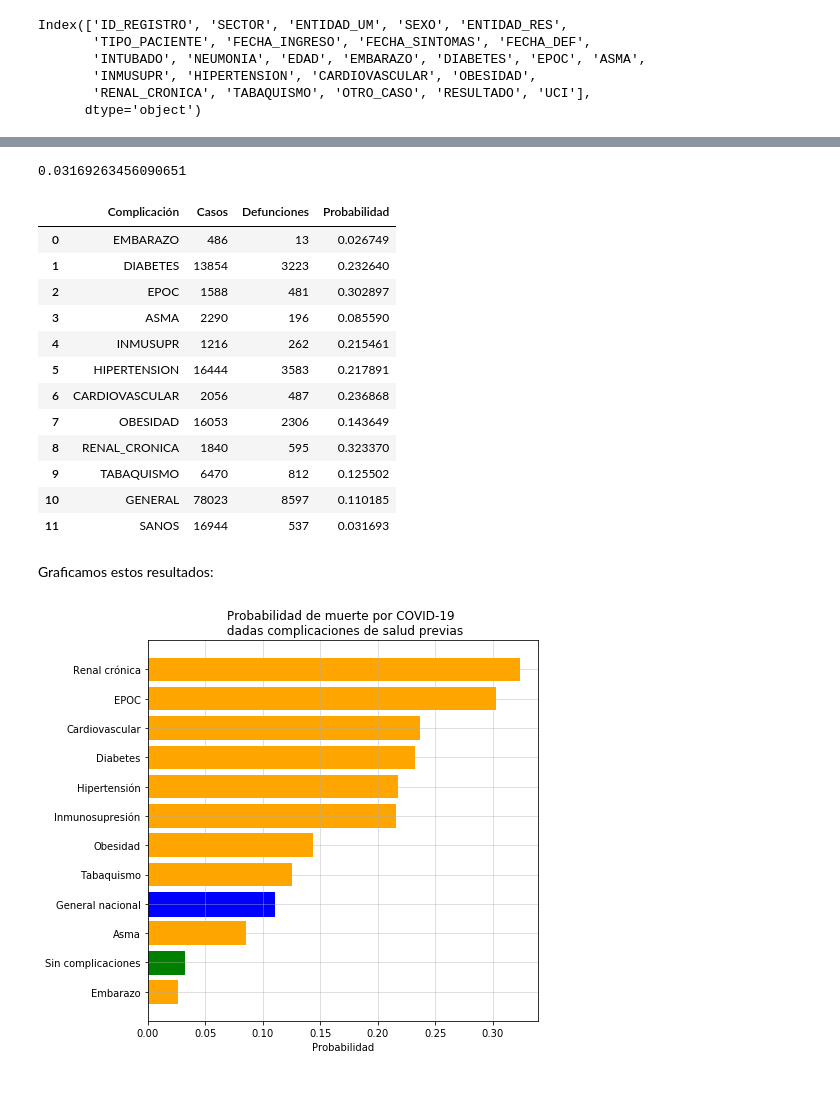
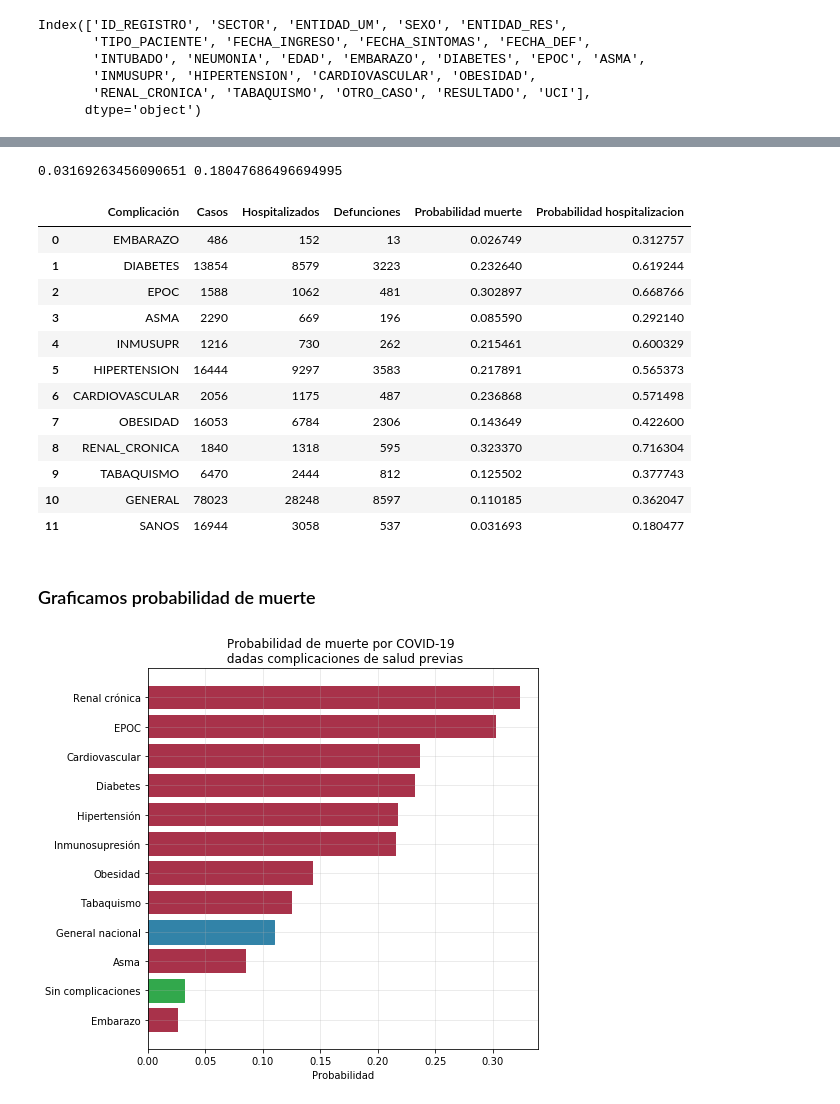
Before and after one commit to GabrielMissael/Covid_probabilidad, a Jupyter notebook: analiss.ipynb, the cells around one changed output, grey strips where cells are left out. Saved outputs shown, nothing was run; the diff lists cells and outputs as text; code cells hidden in the pictures.

```diff
--- a/analiss.ipynb
+++ b/analiss.ipynb
@@ -174,12 +176,15 @@ for i, complicacion in enumerate(complicaciones):
     sin_comp = sin_comp[sin_comp[complicacion] == 2] #Filtro todas las enfermedades
 
 n_sin_comp = len(sin_comp)
+hosp_sin_comp = len(sin_comp[sin_comp['TIPO_PACIENTE'] == 2])
 muertos_sin_comp = len(sin_comp[sin_comp['FECHA_DEF'] != '9999-99-99'])
 
-p_sano = muertos_sin_comp/n_sin_comp
-print(p_sano)
+p_sano_muerte = muertos_sin_comp/n_sin_comp
+p_sano_hosp = hosp_sin_comp/n_sin_comp
+
+print(p_sano, p_sano_hosp)
 # %% [output]
-0.03169263456090651
+0.03169263456090651 0.18047686496694995
 # %%
 # Obtenemos los diferentes datos para cada tipo de complicación de salud
 
@@ -193,57 +198,68 @@ for i, complicacion in enumerate(complicaciones):
     n_casos = len(casos)
     p_muerte_comp[i].append(n_casos)  #Número de casos con esa complicación
 
+    n_hospitalizado = len(casos[casos['TIPO_PACIENTE'] == 2])
+    p_muerte_comp[i].append(n_hospitalizado)  #Número de personas hospitalizadas con esa complicación
+
     muertos = casos[casos['FECHA_DEF'] != '9999-99-99']
     n_muertos = len(muertos)
     p_muerte_comp[i].append(n_muertos)  #Número de muertos con esa complicacion de salud
 
-    probabilidad = n_muertos/n_casos   #Probabilidad condicional
-    p_muerte_comp[i].append(probabilidad)
+    probabilidad_muerte = n_muertos/n_casos   #Probabilidad condicional de muerte
+    p_muerte_comp[i].append(probabilidad_muerte)
 
-p_muerte_comp.append(['GENERAL', enfermos_totales, muertos_totales, p_general])  # Añado el general nacional
-p_muerte_comp.append(['SANOS', n_sin_comp, muertos_sin_comp, p_sano])
+    probabilidad_h = n_hospitalizado/n_casos
+    p_muerte_comp[i].append(probabilidad_h)   #Probabilidad condicional de hospitalización
 
-p_muerte_comp = pd.DataFrame(p_muerte_comp, columns = ['Complicación', 'Casos', 'Defunciones', 'Probabilidad'])
+p_muerte_comp.append(['GENERAL', enfermos_totales, hospitalizados_totales,
+                      muertos_totales, p_general_muerte, p_general_hosp])  # Añado el general nacional
+p_muerte_comp.append(['SANOS', n_sin_comp, hosp_sin_comp,
+                      muertos_sin_comp, p_sano_muerte, p_sano_hosp])   #Añado el caso sin complicaciones
+
+p_muerte_comp = pd.DataFrame(p_muerte_comp, columns = ['Complicación', 'Casos',  'Hospitalizados',
+                                                       'Defunciones', 'Probabilidad muerte',
+                                                       'Probabilidad hospitalizacion'])
 p_muerte_comp
 # %% [output]
-|  | Complicación | Casos | Defunciones | Probabilidad |
-| 0 | EMBARAZO | 486 | 13 | 0.026749 |
-| 1 | DIABETES | 13854 | 3223 | 0.232640 |
-| 2 | EPOC | 1588 | 481 | 0.302897 |
-| 3 | ASMA | 2290 | 196 | 0.085590 |
-| 4 | INMUSUPR | 1216 | 262 | 0.215461 |
-| 5 | HIPERTENSION | 16444 | 3583 | 0.217891 |
-| 6 | CARDIOVASCULAR | 2056 | 487 | 0.236868 |
-| 7 | OBESIDAD | 16053 | 2306 | 0.143649 |
-| 8 | RENAL_CRONICA | 1840 | 595 | 0.323370 |
-| 9 | TABAQUISMO | 6470 | 812 | 0.125502 |
-| 10 | GENERAL | 78023 | 8597 | 0.110185 |
-| 11 | SANOS | 16944 | 537 | 0.031693 |
+|  | Complicación | Casos | Hospitalizados | Defunciones | Probabilidad muerte | Probabilidad hospitalizacion |
+| 0 | EMBARAZO | 486 | 152 | 13 | 0.026749 | 0.312757 |
+| 1 | DIABETES | 13854 | 8579 | 3223 | 0.232640 | 0.619244 |
+| 2 | EPOC | 1588 | 1062 | 481 | 0.302897 | 0.668766 |
+| 3 | ASMA | 2290 | 669 | 196 | 0.085590 | 0.292140 |
+| 4 | INMUSUPR | 1216 | 730 | 262 | 0.215461 | 0.600329 |
+| 5 | HIPERTENSION | 16444 | 9297 | 3583 | 0.217891 | 0.565373 |
+| 6 | CARDIOVASCULAR | 2056 | 1175 | 487 | 0.236868 | 0.571498 |
+| 7 | OBESIDAD | 16053 | 6784 | 2306 | 0.143649 | 0.422600 |
+| 8 | RENAL_CRONICA | 1840 | 1318 | 595 | 0.323370 | 0.716304 |
+| 9 | TABAQUISMO | 6470 | 2444 | 812 | 0.125502 | 0.377743 |
+| 10 | GENERAL | 78023 | 28248 | 8597 | 0.110185 | 0.362047 |
+| 11 | SANOS | 16944 | 3058 | 537 | 0.031693 | 0.180477 |
-# %% [markdown]
-Graficamos estos resultados:
+# %% [markdown]
+### Graficamos probabilidad de muerte
 # %%
-ordenados = p_muerte_comp.sort_values(by='Probabilidad') #Ordenamos de acuerdo a la probabilidad
+ordenados = p_muerte_comp.sort_values(by='Probabilidad muerte') #Ordenamos de acuerdo a la probabilidad
 
 index = ordenados['Complicación']
 labels = ['Renal crónica', 'EPOC', 'Cardiovascular', 'Diabetes',
           'Hipertensión', 'Inmunosupresión', 'Obesidad', 'Tabaquismo',
           'General nacional', 'Asma', 'Sin complicaciones', 'Embarazo']
-y = ordenados['Probabilidad']
+
+y = ordenados['Probabilidad muerte']
 x = [i for i in range(len(index))]
 
 fig, ax = plt.subplots(figsize = (7,7))
 
-grafica = ax.barh(x, y, color = 'orange')
+grafica = ax.barh(x, y, color = '#a8324a')
 
-grafica[1].set_color('g')
-grafica[3].set_color('b')
+grafica[1].set_color('#32a84c')
+grafica[3].set_color('#3283a8')
 
-ax.grid(alpha = 0.5)
+ax.grid(alpha = 0.3)
 ax.set_title('Probabilidad de muerte por COVID-19 \n dadas complicaciones de salud previas')
 plt.yticks([11, 10, 9, 8,7,6,5,4,3,2,1,0])
 ax.set_yticklabels(labels)
 ax.set_xlabel('Probabilidad')
 
 plt.show()
 # %% [output]
-[figure, old version]
+[figure, new version]
```
Also changed, not shown: parts of 15 cells of this notebook.
